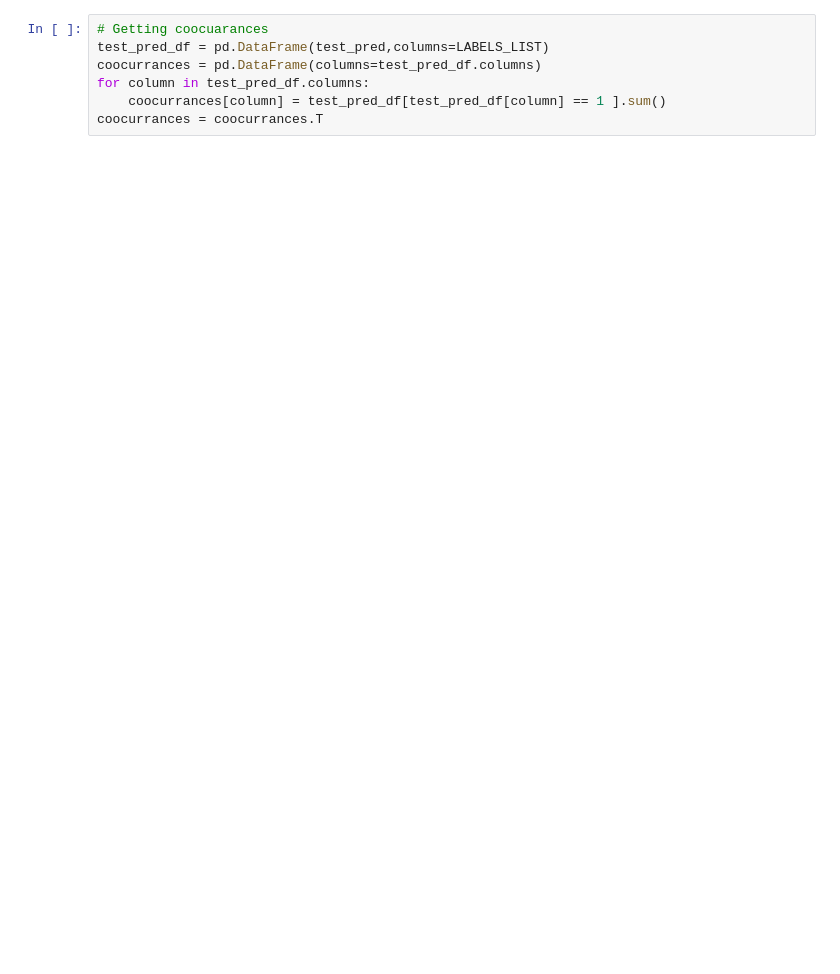
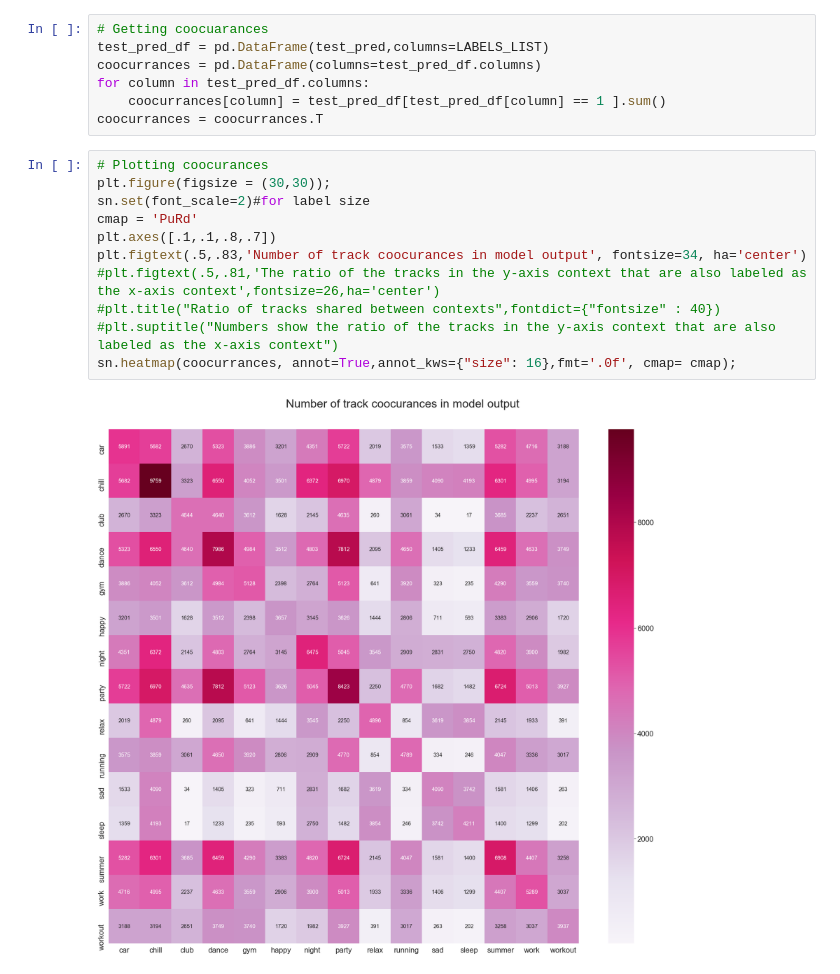
Before and after one commit to KarimMibrahim/context_classification_cnn, a Jupyter notebook: Analysis_of_classification_results.ipynb, the cells around one changed output. Cells and saved outputs as stored; diff of their text form; blank space fills up the shorter version.

```diff
--- a/Analysis_of_classification_results.ipynb
+++ b/Analysis_of_classification_results.ipynb
@@ -62,3 +69,16 @@ coocurrances = pd.DataFrame(columns=test_pred_df.columns)
 for column in test_pred_df.columns:
     coocurrances[column] = test_pred_df[test_pred_df[column] == 1 ].sum()
 coocurrances = coocurrances.T
+# %%
+# Plotting coocurances
+plt.figure(figsize = (30,30));
+sn.set(font_scale=2)#for label size
+cmap = 'PuRd'
+plt.axes([.1,.1,.8,.7])
+plt.figtext(.5,.83,'Number of track coocurances in model output', fontsize=34, ha='center')
+#plt.figtext(.5,.81,'The ratio of the tracks in the y-axis context that are also labeled as the x-axis context',fontsize=26,ha='center')
+#plt.title("Ratio of tracks shared between contexts",fontdict={"fontsize" : 40})
+#plt.suptitle("Numbers show the ratio of the tracks in the y-axis context that are also labeled as the x-axis context")
+sn.heatmap(coocurrances, annot=True,annot_kws={"size": 16},fmt='.0f', cmap= cmap);
+# %% [output]
+[figure, added]
```
Also changed, not shown: parts of 33 cells of this notebook, 1 other file.
